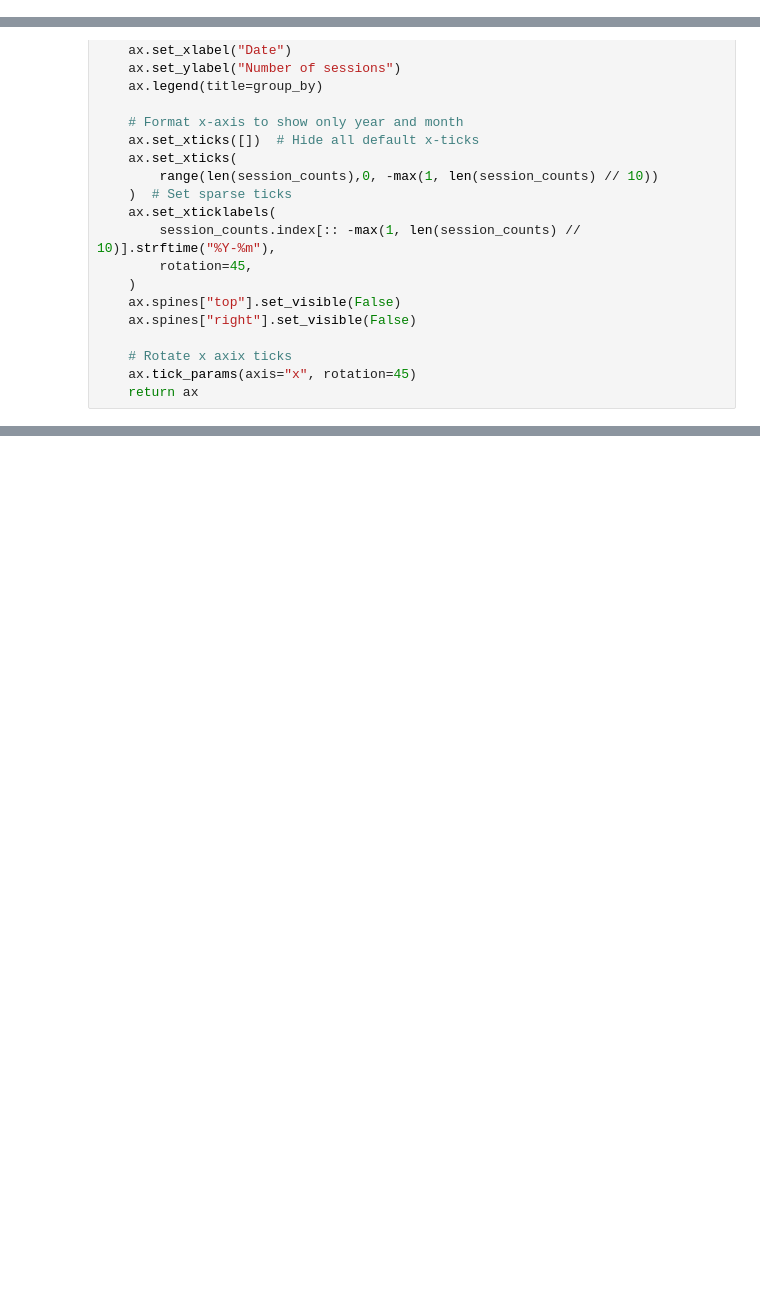
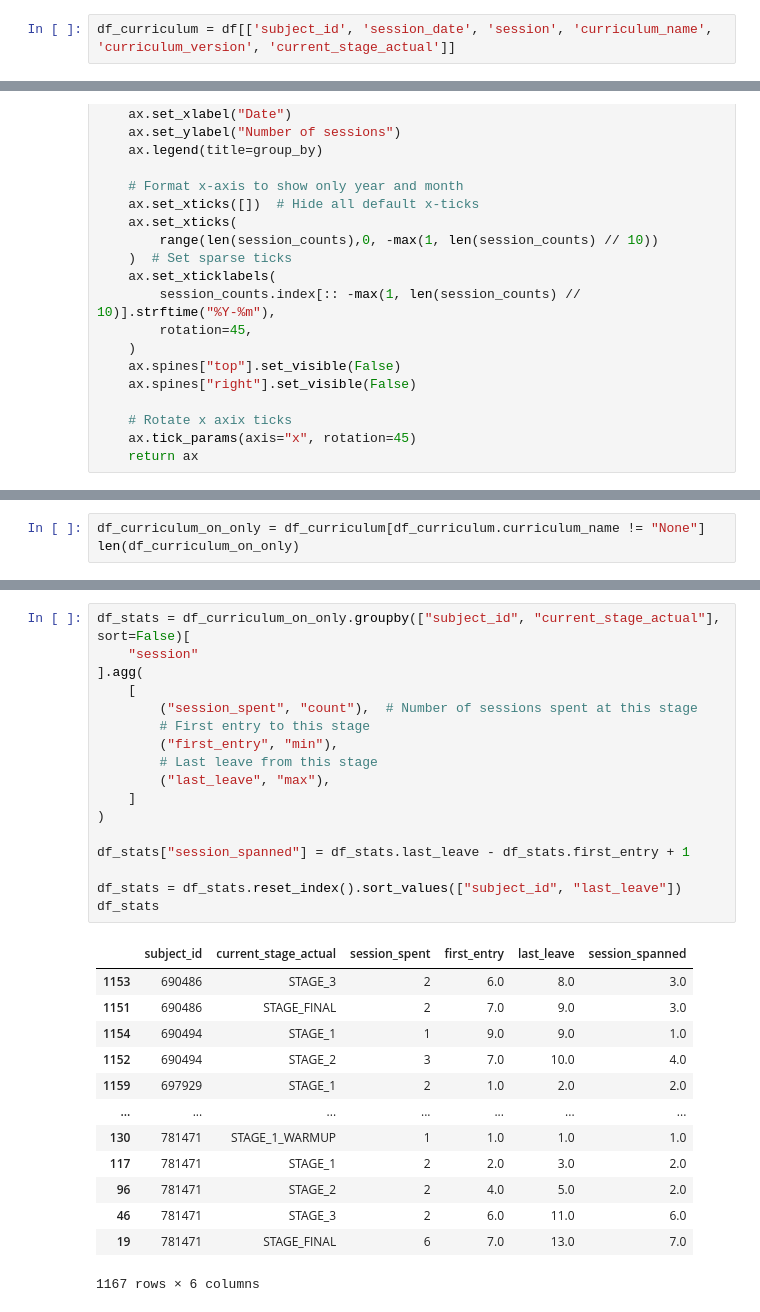
Before and after one commit to AllenNeuralDynamics/aind-analysis-arch-result-access, a Jupyter notebook: src/aind_analysis_arch_result_access/notebook/demo_curriculum.ipynb, the cells around one changed output, grey strips where cells are left out. Drawn from its saved outputs; the diff is of its cells as text; blank space fills up the shorter version.

```diff
--- a/src/aind_analysis_arch_result_access/notebook/demo_curriculum.ipynb
+++ b/src/aind_analysis_arch_result_access/notebook/demo_curriculum.ipynb
@@ -12,3 +23,5 @@ df = get_session_table()
+# %%
+df_curriculum = df[['subject_id', 'session_date', 'session', 'curriculum_name', 'curriculum_version', 'current_stage_actual']]
 # %%
 def plot_session_counts_over_time(
     df,
@@ -108,0 +114,3 @@ fig.savefig("session_counts_by_curriculum_name_over_time.svg", bbox_inches="tigh
+# %%
+df_curriculum_on_only = df_curriculum[df_curriculum.curriculum_name != "None"]
+len(df_curriculum_on_only)
@@ -108,0 +130,31 @@ fig.savefig("session_counts_by_curriculum_name_over_time.svg", bbox_inches="tigh
+# %%
+df_stats = df_curriculum_on_only.groupby(["subject_id", "current_stage_actual"], sort=False)[
+    "session"
+].agg(
+    [
+        ("session_spent", "count"),  # Number of sessions spent at this stage
+        # First entry to this stage
+        ("first_entry", "min"),
+        # Last leave from this stage
+        ("last_leave", "max"),
+    ]
+)
+
+df_stats["session_spanned"] = df_stats.last_leave - df_stats.first_entry + 1
+
+df_stats = df_stats.reset_index().sort_values(["subject_id", "last_leave"])
+df_stats
+# %% [output]
+|  | subject_id | current_stage_actual | session_spent | first_entry | last_leave | session_spanned |
+| 1153 | 690486 | STAGE_3 | 2 | 6.0 | 8.0 | 3.0 |
+| 1151 | 690486 | STAGE_FINAL | 2 | 7.0 | 9.0 | 3.0 |
+| 1154 | 690494 | STAGE_1 | 1 | 9.0 | 9.0 | 1.0 |
+| 1152 | 690494 | STAGE_2 | 3 | 7.0 | 10.0 | 4.0 |
+| 1159 | 697929 | STAGE_1 | 2 | 1.0 | 2.0 | 2.0 |
+| ... | ... | ... | ... | ... | ... | ... |
+| 130 | 781471 | STAGE_1_WARMUP | 1 | 1.0 | 1.0 | 1.0 |
+| 117 | 781471 | STAGE_1 | 2 | 2.0 | 3.0 | 2.0 |
+| 96 | 781471 | STAGE_2 | 2 | 4.0 | 5.0 | 2.0 |
+| 46 | 781471 | STAGE_3 | 2 | 6.0 | 11.0 | 6.0 |
+| 19 | 781471 | STAGE_FINAL | 6 | 7.0 | 13.0 | 7.0 |
+1167 rows × 6 columns
```
Also changed, not shown: parts of 11 cells of this notebook.
